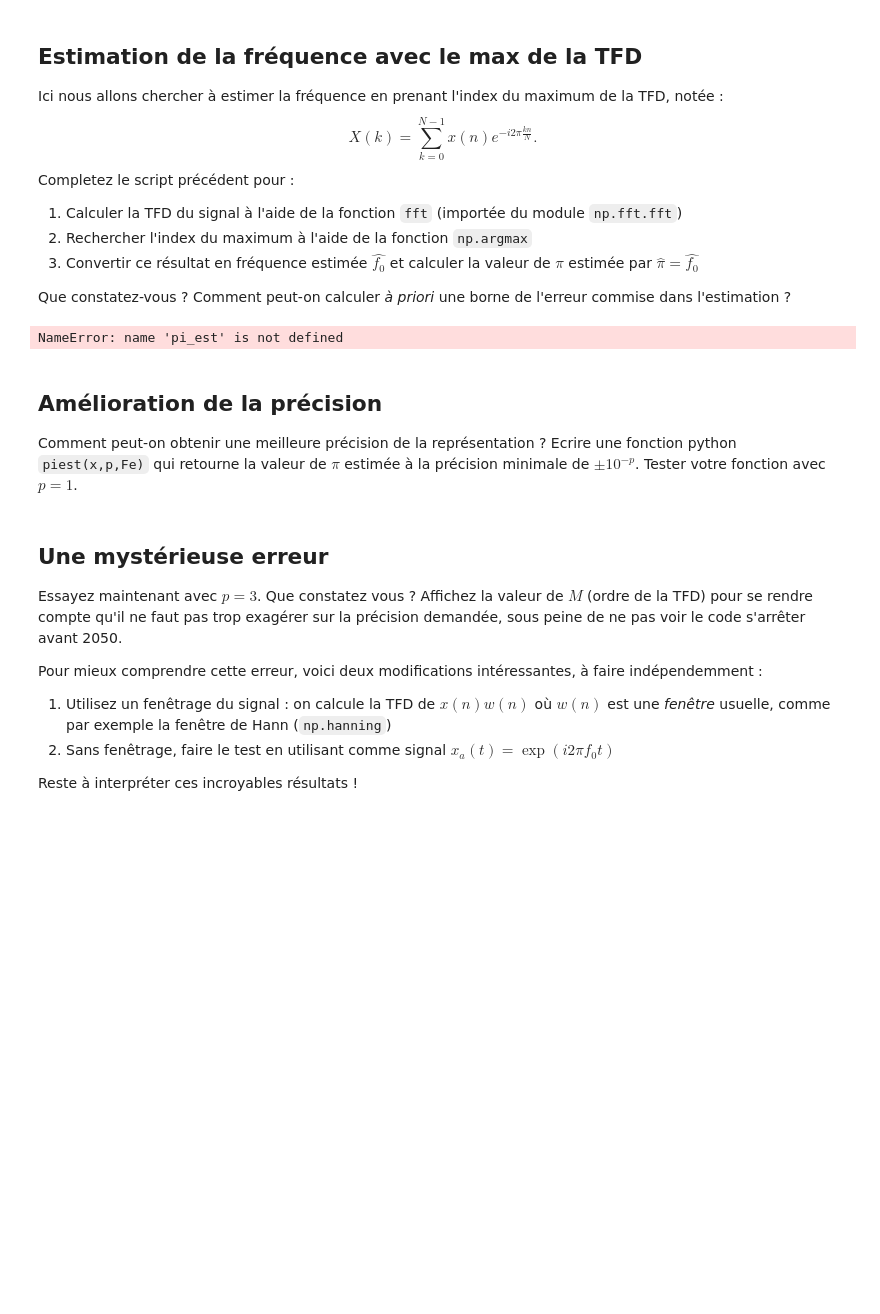
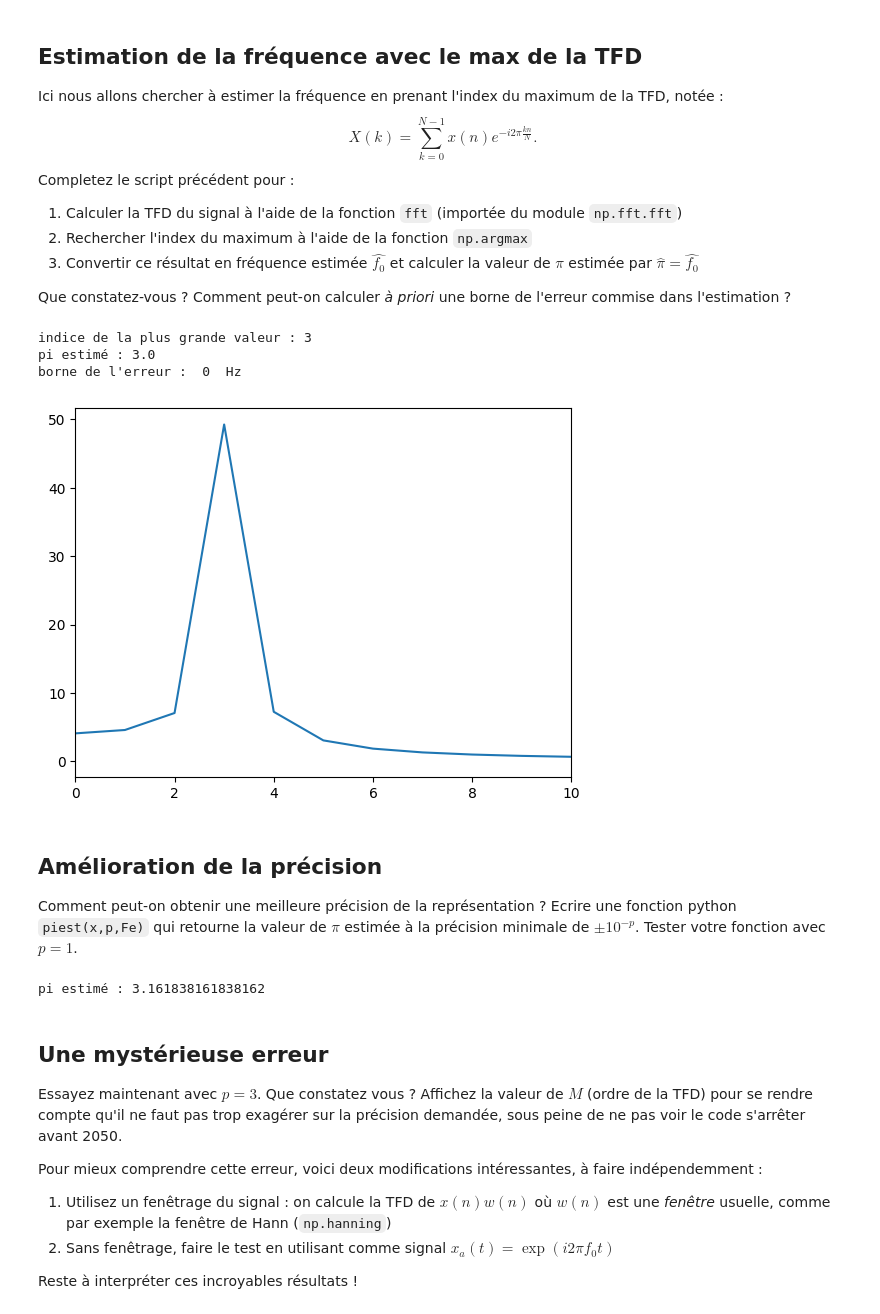
Before and after one commit to Bastaxeloux/si101proj, a Jupyter notebook: Fourier.TFD.Precision.ipynb, the cells around one changed output. Cells and saved outputs as stored; diff of their text form; code cells hidden in the pictures; blank space fills up the shorter version.

```diff
--- a/Fourier.TFD.Precision.ipynb
+++ b/Fourier.TFD.Precision.ipynb
@@ -42,15 +41,26 @@ Completez le script précédent pour :
 3. Convertir ce résultat en fréquence estimée $\hat{f_0}$ et calculer la valeur de $\pi$ estimée par $\hat{\pi}=\hat{f_0}$
 
 Que constatez-vous ? Comment peut-on calculer *à priori* une borne de l'erreur commise dans l'estimation ?
-# %%
-# votre code ici
-# le notebook garde trace des imports déjà effectués dans les cellules executées
-
-
-print('pi estimé :',pi_est) # pi_est est le pi chapeau du texte
-print('borne de l\'erreur : ',0,' Hz') # remplacer le 0 par la valeur idoine
-# %% [output]
-NameError: name 'pi_est' is not defined
+# %%
+tfd = np.fft.fft(x,N)
+
+max = np.argmax(np.abs(tfd)) # indice de la plus grande valeur de la tfd
+
+print('indice de la plus grande valeur :',max)
+
+pi_est = max*Fe/N # estimation de la fréquence
+print('pi estimé :',pi_est) # pi_est est le pi chapeau du texte
+print('borne de l\'erreur : ',0,' Hz') # remplacer le 0 par la valeur idoine
+
+# affichage du module de la tfd
+plt.plot(np.abs(tfd))
+plt.xlim(0,10)
+plt.show()
+# %% [output]
+indice de la plus grande valeur : 3
+pi estimé : 3.0
+borne de l'erreur :  0  Hz
+[figure, added]
 # %% [markdown]
 ## Amélioration de la précision
 
@@ -62,3 +69,15 @@ Ecrire une fonction python `piest(x,p,Fe)` qui retourne la valeur de $\pi$ estim
+# %%
+def piest(x,p,Fe):
+    zero = np.zeros(10**p)
+    tfd = np.fft.fft(np.concatenate((x,zero)))
+    max = np.argmax(np.abs(tfd))
+    N=len(tfd)
+    pi_est = max*Fe/N
+    return pi_est
+
+print('pi estimé :',piest(x,5,Fe)) # pi_est est le pi chapeau du texte
+# %% [output]
+pi estimé : 3.161838161838162
 # %% [markdown]
 ## Une mystérieuse erreur
 
```
Also changed, not shown: parts of 2 cells of this notebook, 2 other files.
